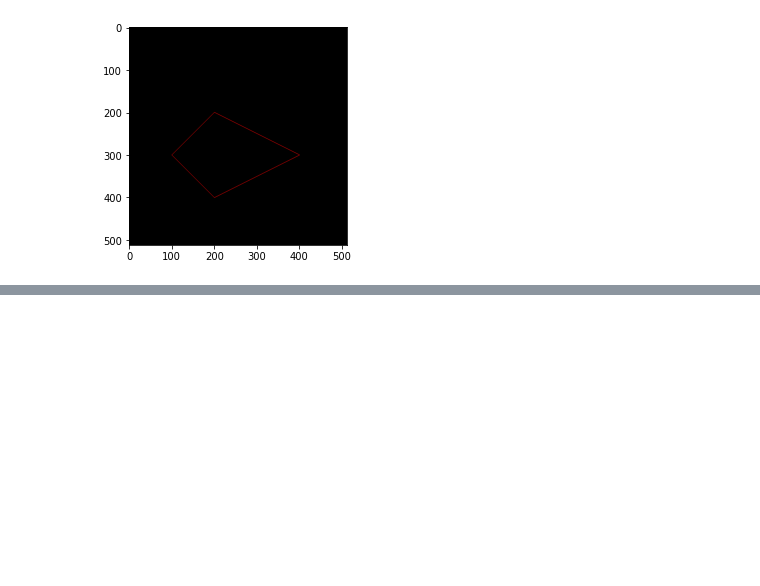
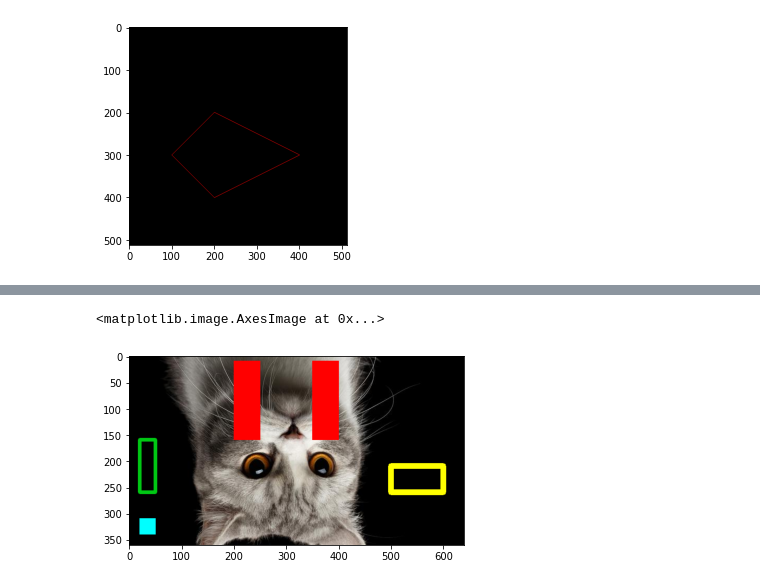
Before and after one commit to ilhamAdhim/PCVK_20_21, a Jupyter notebook: Week2.ipynb, the cells around one changed output, grey strips where cells are left out. Cells and saved outputs as stored; diff of their text form; code cells hidden in the pictures; blank space fills up the shorter version.

```diff
--- a/Week2.ipynb
+++ b/Week2.ipynb
@@ -126,0 +151,6 @@ img5 = img
+# %%
+flippedImg = cv.flip(imageWithRectangle, 0)
+plt.imshow(flippedImg)
+# %% [output]
+<matplotlib.image.AxesImage at 0x...>
+[figure, added]
```
Also changed, not shown: parts of 7 cells of this notebook.
